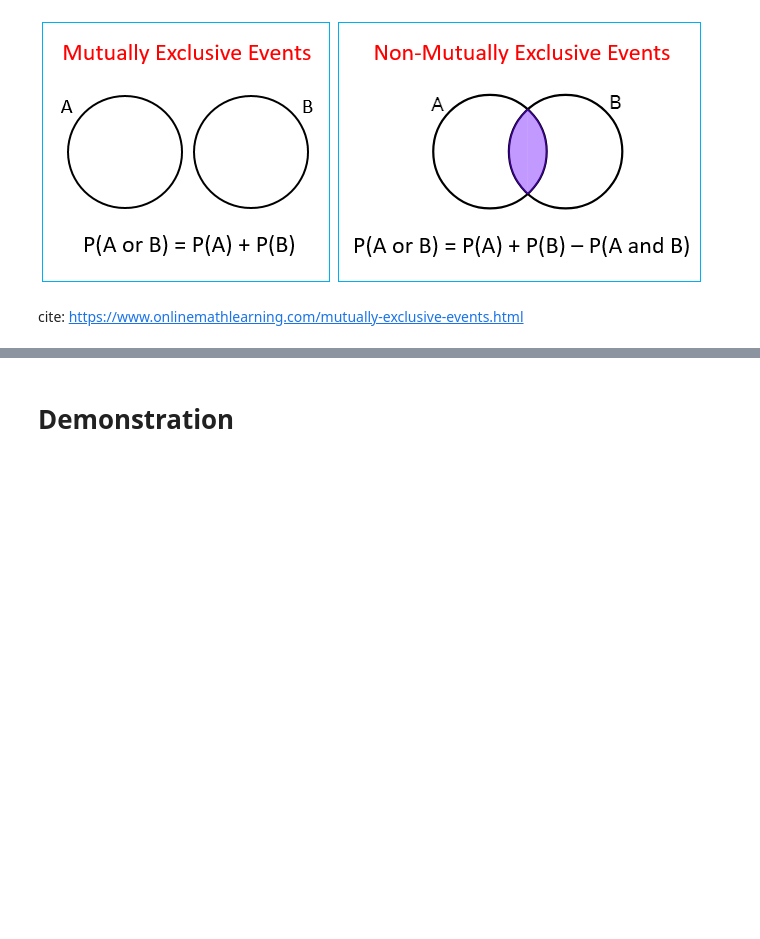
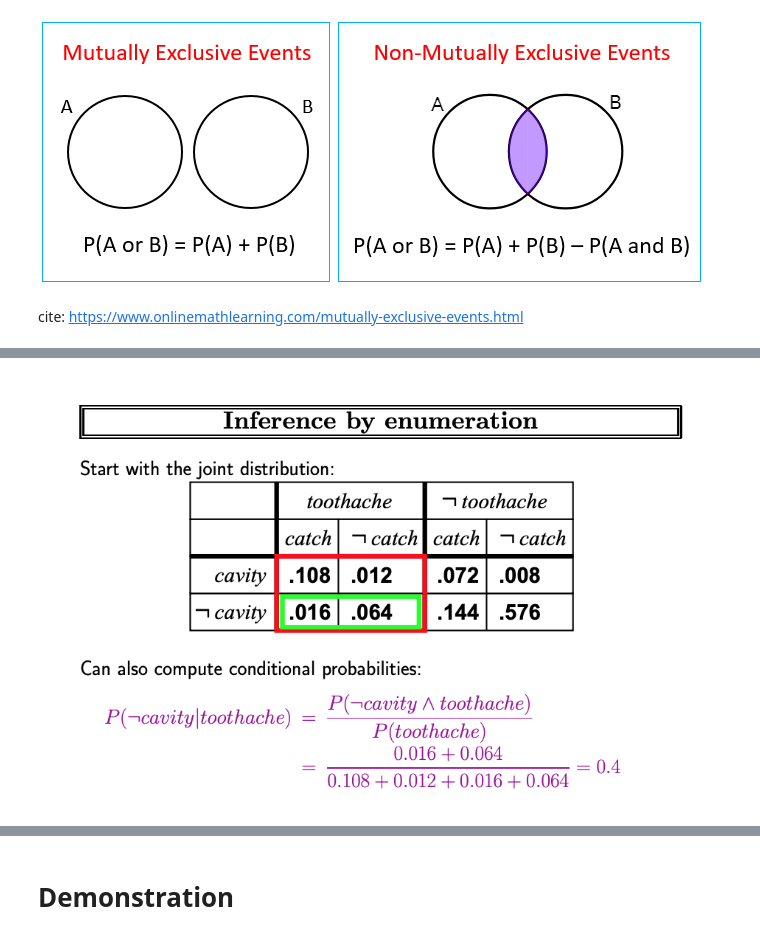
Before and after one commit to robOcity/ai-course, a Jupyter notebook: slides/week-5-quantifying-uncertianty-slides.ipynb, the cells around one changed output, grey strips where cells are left out. Drawn from its saved outputs; the diff is of its cells as text; code cells hidden in the pictures; blank space fills up the shorter version.

```diff
--- a/slides/week-5-quantifying-uncertianty-slides.ipynb
+++ b/slides/week-5-quantifying-uncertianty-slides.ipynb
@@ -140,0 +151,4 @@ $P(A\mid B) = \frac{P(B\mid A)P(A)}{P(B)}$
+# %%
+Image('images/prob-inference-by-enumeration-2.png')
+# %% [output]
+[figure, added]
```
Also changed, not shown: parts of 71 cells of this notebook, 1 other file.
